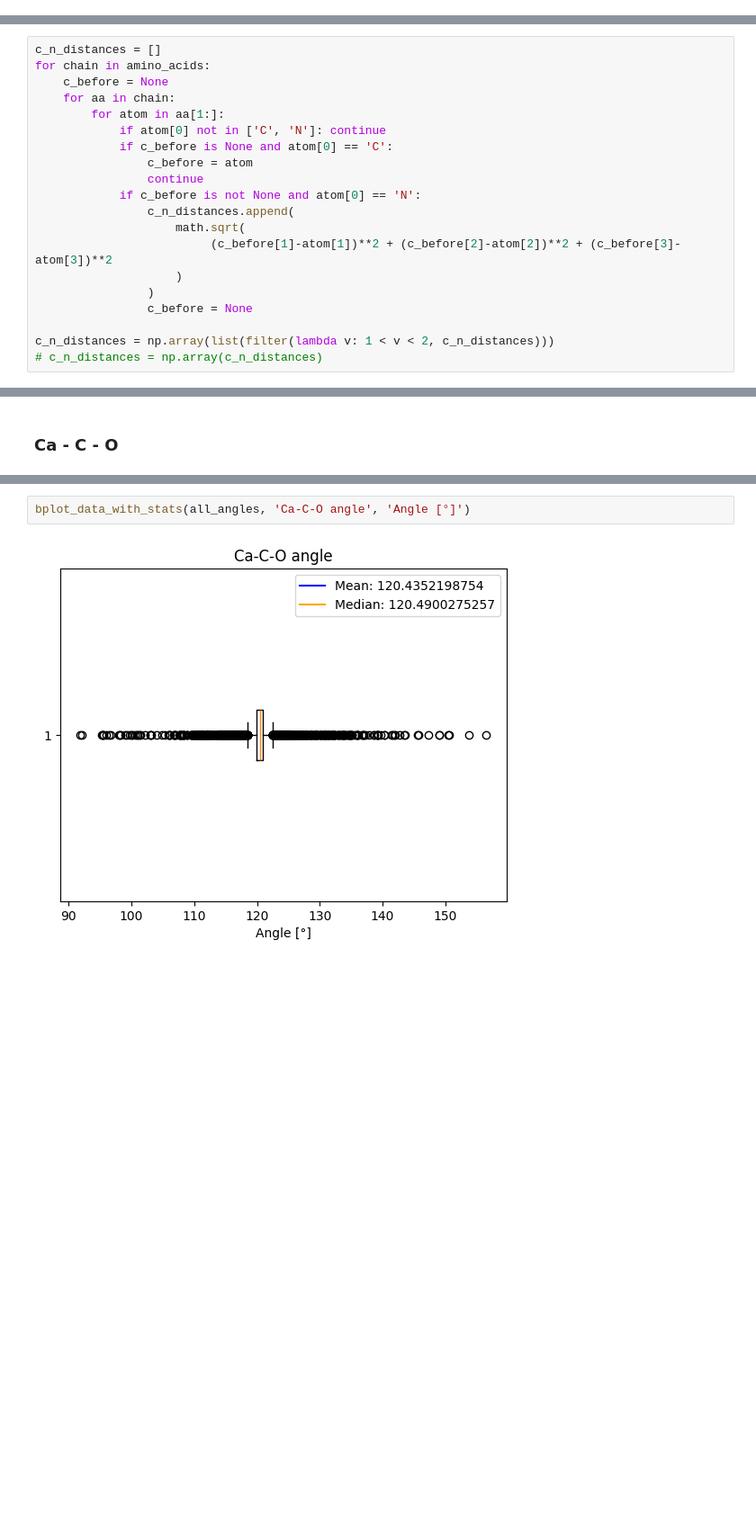
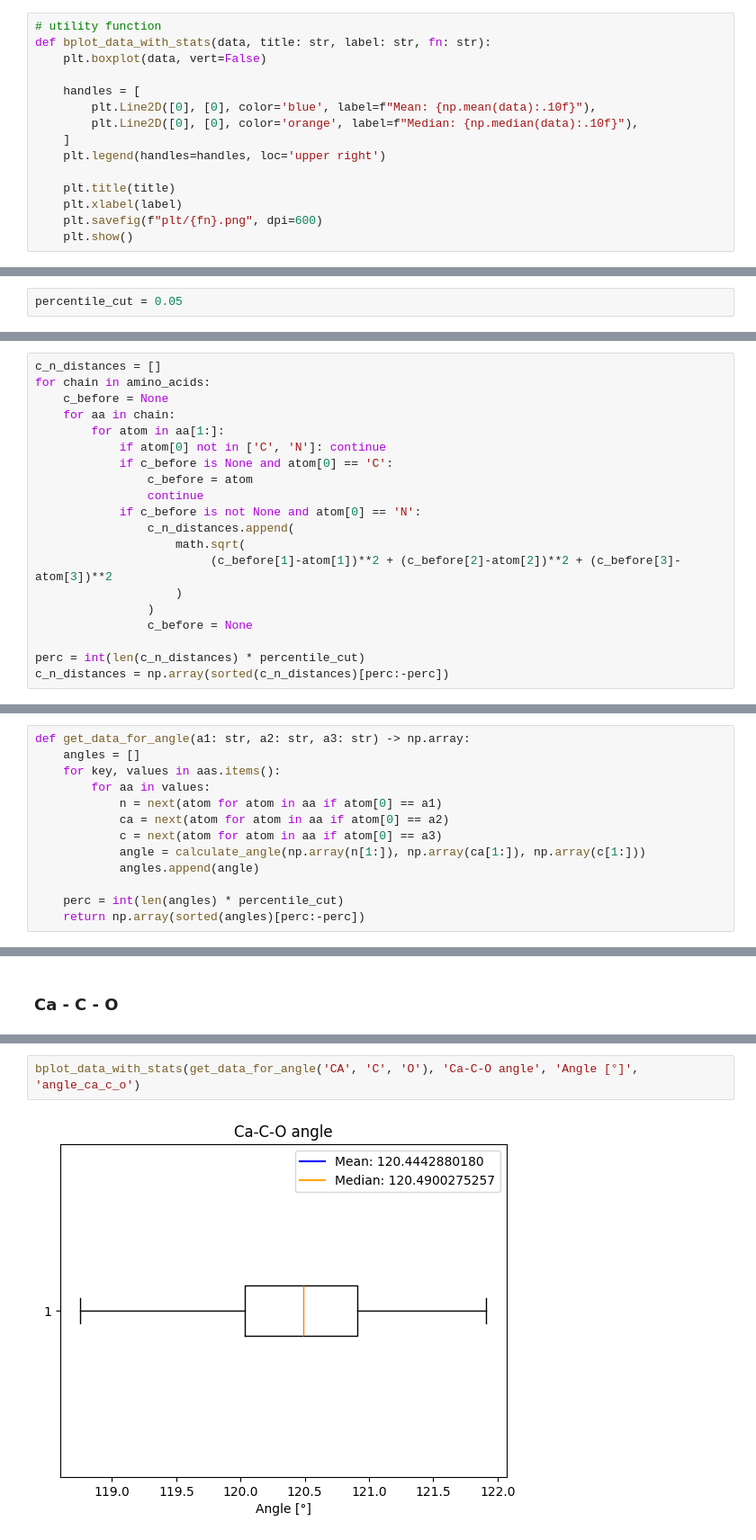
Before and after one commit to maxi-smidt/evofold, a Jupyter notebook: poc/analysis/residue_constants_measure.ipynb, the cells around one changed output, grey strips where cells are left out. Shown: that part at 90% size. Drawn from its saved outputs; the diff is of its cells as text; blank space fills up the shorter version.

Commit message:
[Feature #141] data analysis and refactoring (#143)

```diff
--- a/poc/analysis/residue_constants_measure.ipynb
+++ b/poc/analysis/residue_constants_measure.ipynb
@@ -103,0 +86,15 @@ Total analyzed amino acids: 16611
+# %%
+# utility function
+def bplot_data_with_stats(data, title: str, label: str, fn: str):
+    plt.boxplot(data, vert=False)
+
+    handles = [
+        plt.Line2D([0], [0], color='blue', label=f"Mean: {np.mean(data):.10f}"),
+        plt.Line2D([0], [0], color='orange', label=f"Median: {np.median(data):.10f}"),
+    ]
+    plt.legend(handles=handles, loc='upper right')
+
+    plt.title(title)
+    plt.xlabel(label)
+    plt.savefig(f"plt/{fn}.png", dpi=600)
+    plt.show()
@@ -111,3 +124,5 @@ for aa, atoms in rigid_group_atom_positions.items():
+# %%
+percentile_cut = 0.05
 # %% [markdown]
 ### Ca - Ca distance
 # %%
@@ -177,5 +191,5 @@ for chain in amino_acids:
                 )
                 c_before = None
 
-c_n_distances = np.array(list(filter(lambda v: 1 < v < 2, c_n_distances)))
-# c_n_distances = np.array(c_n_distances)
+perc = int(len(c_n_distances) * percentile_cut)
+c_n_distances = np.array(sorted(c_n_distances)[perc:-perc])
@@ -207,5 +221,18 @@ aas = defaultdict(list)
 for chain in amino_acids:
     for aa in chain:
         aas[aa[0]].append(aa[1:])
+# %%
+def get_data_for_angle(a1: str, a2: str, a3: str) -> np.array:
+    angles = []
+    for key, values in aas.items():
+        for aa in values:
+            n = next(atom for atom in aa if atom[0] == a1)
+            ca = next(atom for atom in aa if atom[0] == a2)
+            c = next(atom for atom in aa if atom[0] == a3)
+            angle = calculate_angle(np.array(n[1:]), np.array(ca[1:]), np.array(c[1:]))
+            angles.append(angle)
+
+    perc = int(len(angles) * percentile_cut)
+    return np.array(sorted(angles)[perc:-perc])
 # %% [markdown]
 ### N - Ca - C
@@ -243,4 +245,4 @@ for key, values in angles_per_aa.items():
 # %%
-bplot_data_with_stats(all_angles, 'Ca-C-O angle', 'Angle [°]')
+bplot_data_with_stats(get_data_for_angle('CA', 'C', 'O'), 'Ca-C-O angle', 'Angle [°]', 'angle_ca_c_o')
 # %% [output]
-[figure, old version]
+[figure, new version]
```
Also changed, not shown: parts of 36 cells of this notebook, 44 other files.
